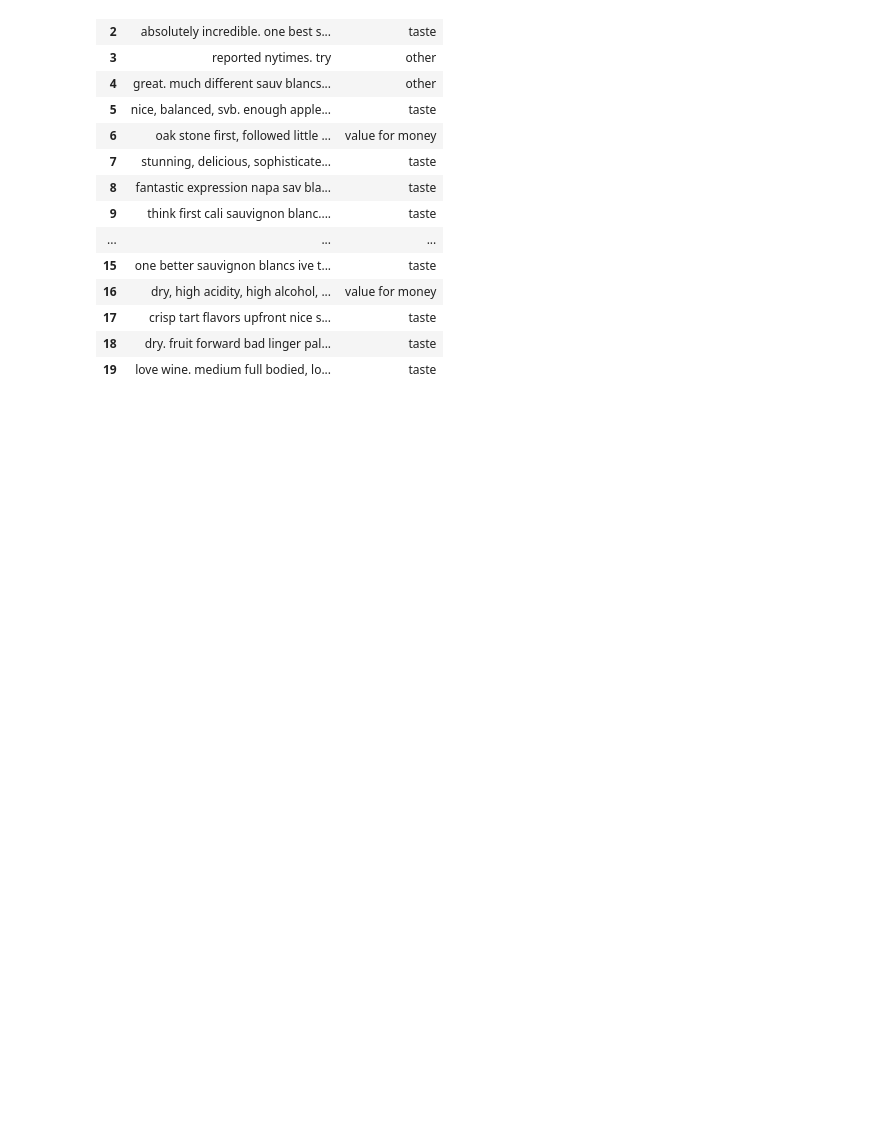
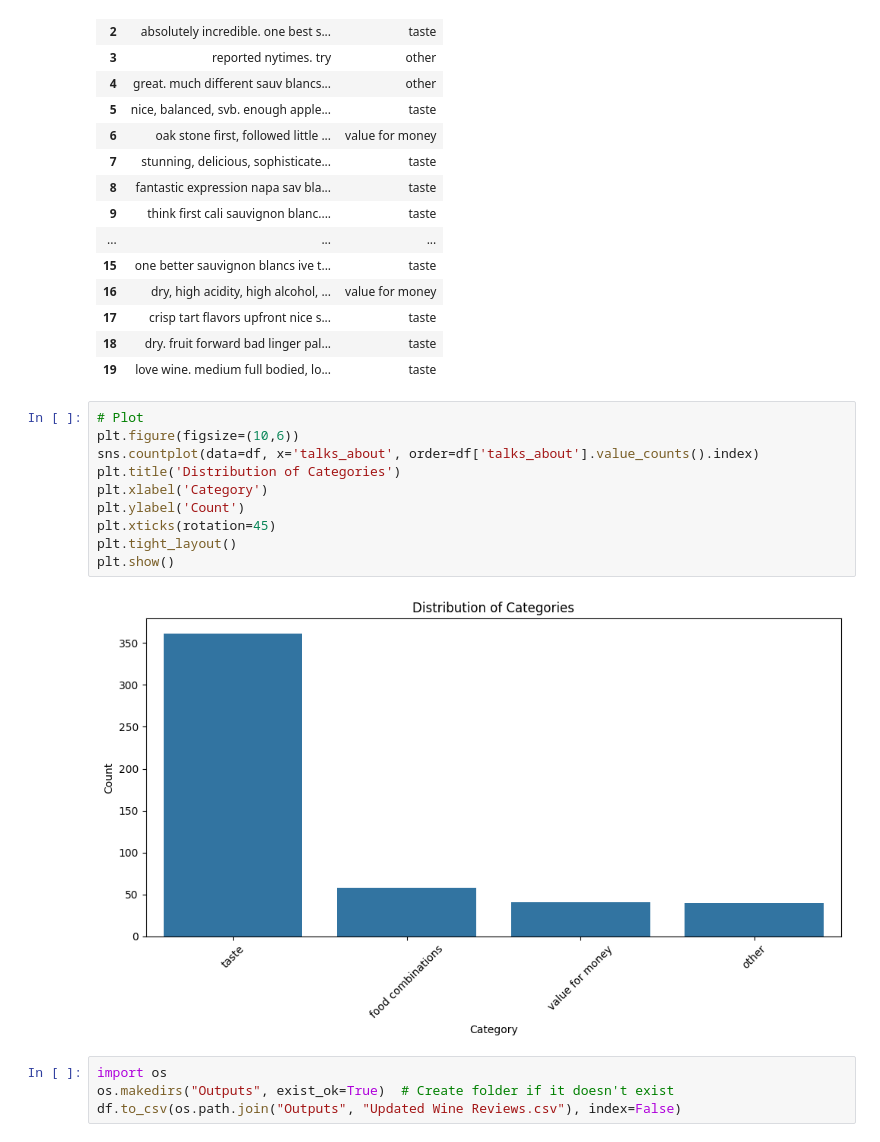
Before and after one commit to SenuriDulanji/WineCaseStudy, a Jupyter notebook: HuggingFace Model/HuggingFace Model.ipynb, the cells around one changed output. Cells and saved outputs as stored; diff of their text form; blank space fills up the shorter version.

Commit message:
Visualize and output updated dataset

```diff
--- a/HuggingFace Model/HuggingFace Model.ipynb
+++ b/HuggingFace Model/HuggingFace Model.ipynb
@@ -211,3 +213,19 @@ df.head(20)
 | 17 | crisp tart flavors upfront nice s... | taste |
 | 18 | dry. fruit forward bad linger pal... | taste |
 | 19 | love wine. medium full bodied, lo... | taste |
+# %%
+# Plot
+plt.figure(figsize=(10,6))
+sns.countplot(data=df, x='talks_about', order=df['talks_about'].value_counts().index)
+plt.title('Distribution of Categories')
+plt.xlabel('Category')
+plt.ylabel('Count')
+plt.xticks(rotation=45)
+plt.tight_layout()
+plt.show()
+# %% [output]
+[figure, added]
+# %%
+import os
+os.makedirs("Outputs", exist_ok=True)  # Create folder if it doesn't exist
+df.to_csv(os.path.join("Outputs", "Updated Wine Reviews.csv"), index=False)
```
Also changed, not shown: parts of 3 cells of this notebook, 1 other file.
